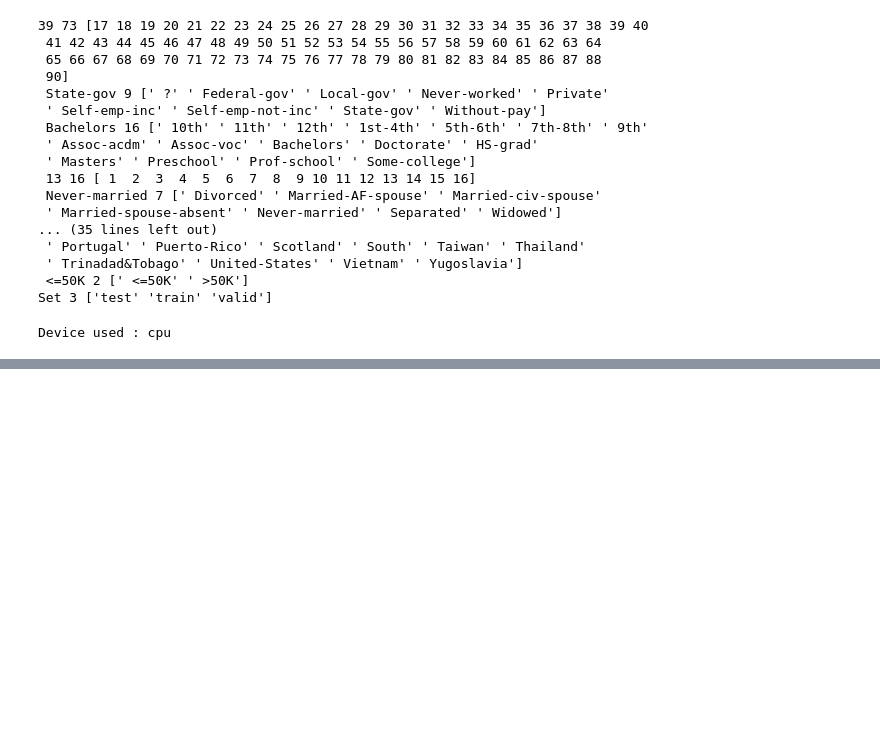
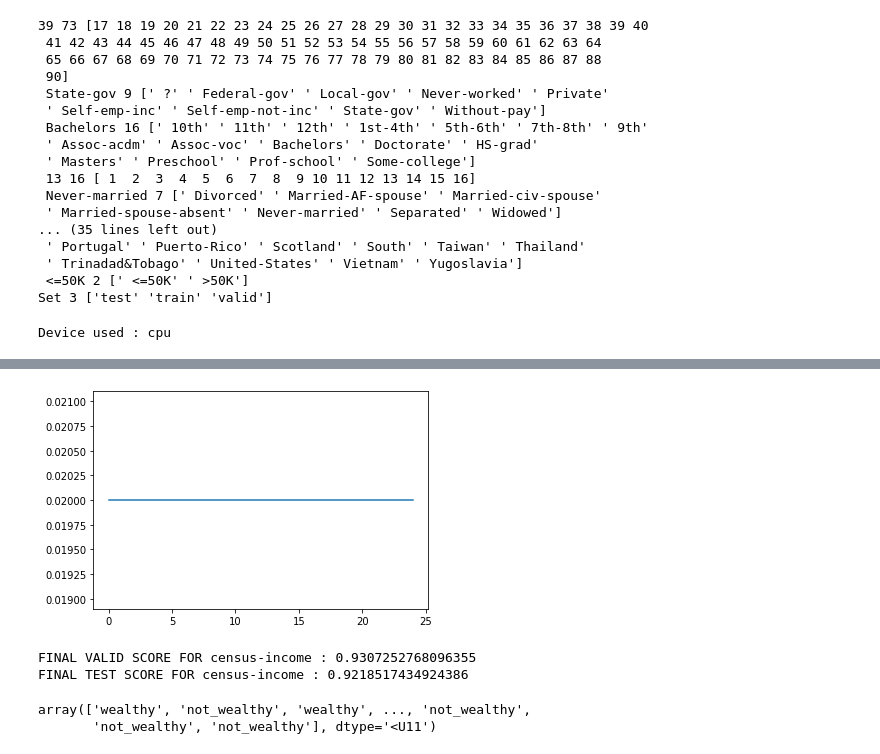
Before and after one commit to Kwan-Gu/data_science, a Jupyter notebook: ML/TabNet/example_binary_classification.ipynb, the cells around one changed output, grey strips where cells are left out. Saved outputs shown, nothing was run; the diff lists cells and outputs as text; code cells hidden in the pictures; blank space fills up the shorter version.

```diff
--- a/ML/TabNet/example_binary_classification.ipynb
+++ b/ML/TabNet/example_binary_classification.ipynb
@@ -135,0 +152,25 @@ KeyboardInterrupt:
+# %%
+# 학습률 시각화
+plt.plot(clf.history['lr'])
+plt.show()
+# %% [output]
+[figure, added]
+# %%
+from sklearn.metrics import roc_auc_score
+# 검증 데이터 예측
+preds_valid = clf.predict_proba(X_valid)
+valid_auc = roc_auc_score(y_score = preds_valid[:, 1], y_true = y_valid)
+# 평가 데이터 예측
+preds = clf.predict_proba(X_test)
+test_auc = roc_auc_score(y_score = preds[:, 1], y_true = y_test)
+print(f"FINAL VALID SCORE FOR {dataset_name} : {valid_auc}")
+print(f"FINAL TEST SCORE FOR {dataset_name} : {test_auc}")
+# 최적 가중치가 적용되었는지 확인
+assert np.isclose(valid_auc, np.max(clf.history['valid_auc']), atol = 1e-6)
+# 평가 데이터 예측 결과
+clf.predict(X_test)
+# %% [output]
+FINAL VALID SCORE FOR census-income : 0.9307252768096355
+FINAL TEST SCORE FOR census-income : 0.9218517434924386
+array(['wealthy', 'not_wealthy', 'wealthy', ..., 'not_wealthy',
+       'not_wealthy', 'not_wealthy'], dtype='<U11')
```
Also changed, not shown: parts of 9 cells of this notebook, 2 other files.
